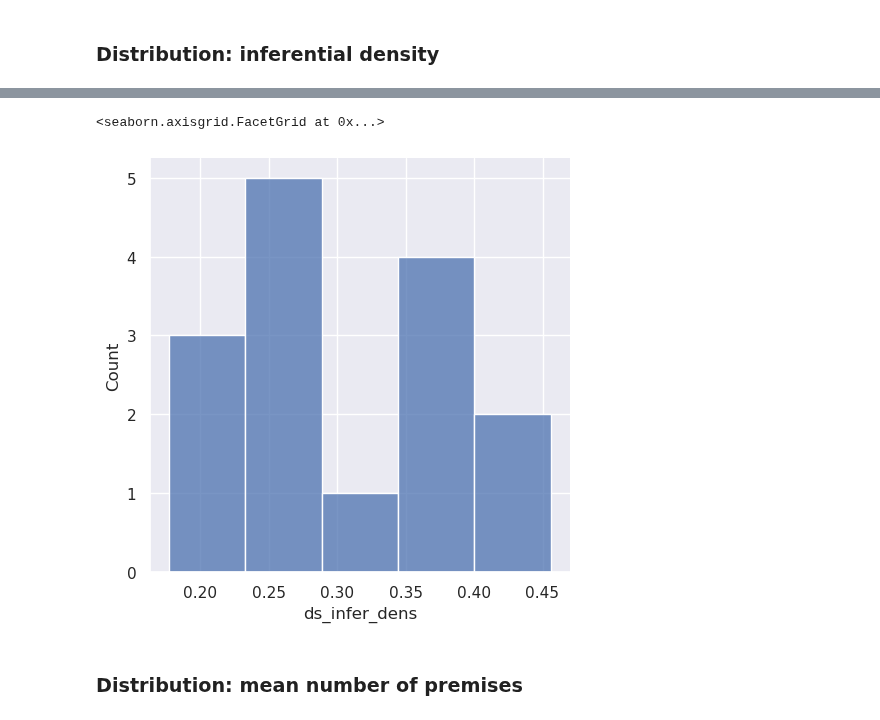
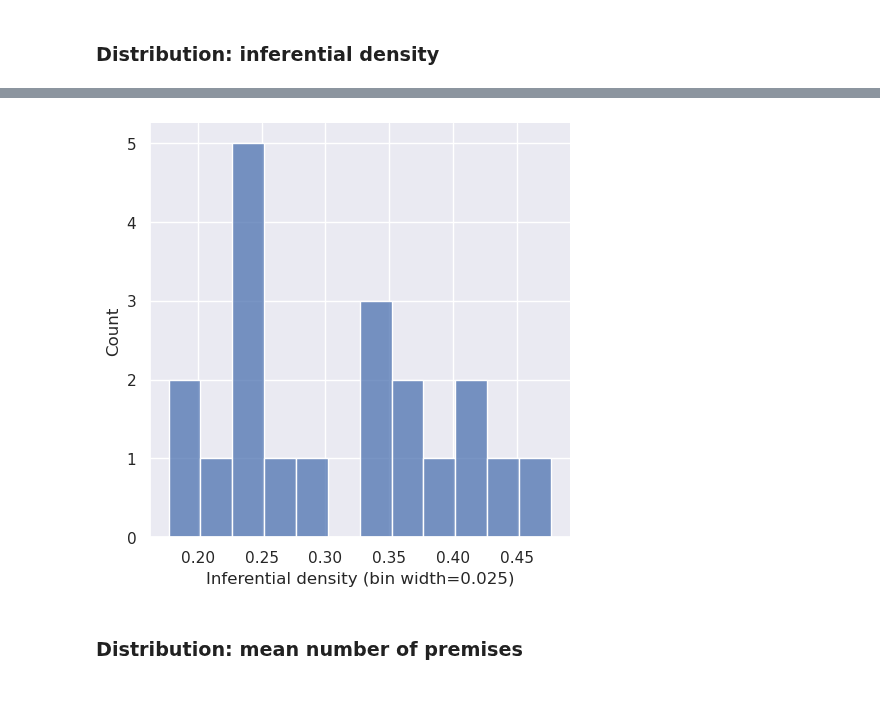
Before and after one commit to re-models/re-technical-report, a Jupyter notebook: notebooks/chapter_general-props.ipynb, the cells around one changed output, grey strips where cells are left out. Drawn from its saved outputs; the diff is of its cells as text; code cells hidden in the pictures.

```diff
--- a/notebooks/chapter_general-props.ipynb
+++ b/notebooks/chapter_general-props.ipynb
@@ -84,11 +106,13 @@ min       0.176880
 max       0.456092
 Name: ds_infer_dens, dtype: float64
-# %%
-#re_data.drop_duplicates(["ds", "ds_infer_dens"])
-sns.displot(re_data.drop_duplicates(["ds"]), x="ds_infer_dens")#, discrete=True)
-# %% [output]
-<seaborn.axisgrid.FacetGrid at 0x...>
-[figure, removed]
+# %%
+#re_data.drop_duplicates(["ds", "ds_infer_dens"])
+g = sns.displot(re_data.drop_duplicates(["ds"]), x="ds_infer_dens", binwidth=0.025)#, discrete=True)
+g.set_axis_labels(x_var='Inferential density (bin width=0.025)')
+g.savefig(path.join(figures_output_dir, 'distr-inf-dens.pdf'), bbox_inches='tight')
+g.savefig(path.join(figures_output_dir, 'distr-inf-dens.png'), bbox_inches='tight')
+# %% [output]
+[figure, added]
 # %% [markdown]
 ### Distribution: mean number of premises
 # %%
```
Also changed, not shown: parts of 52 cells of this notebook, 33 other files.
